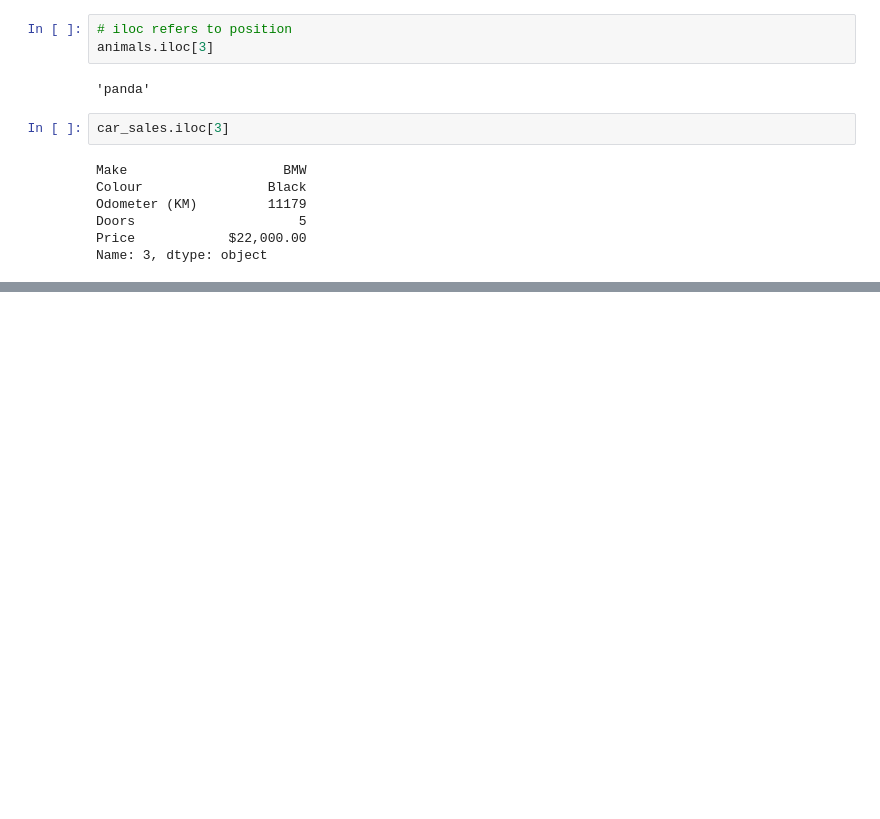
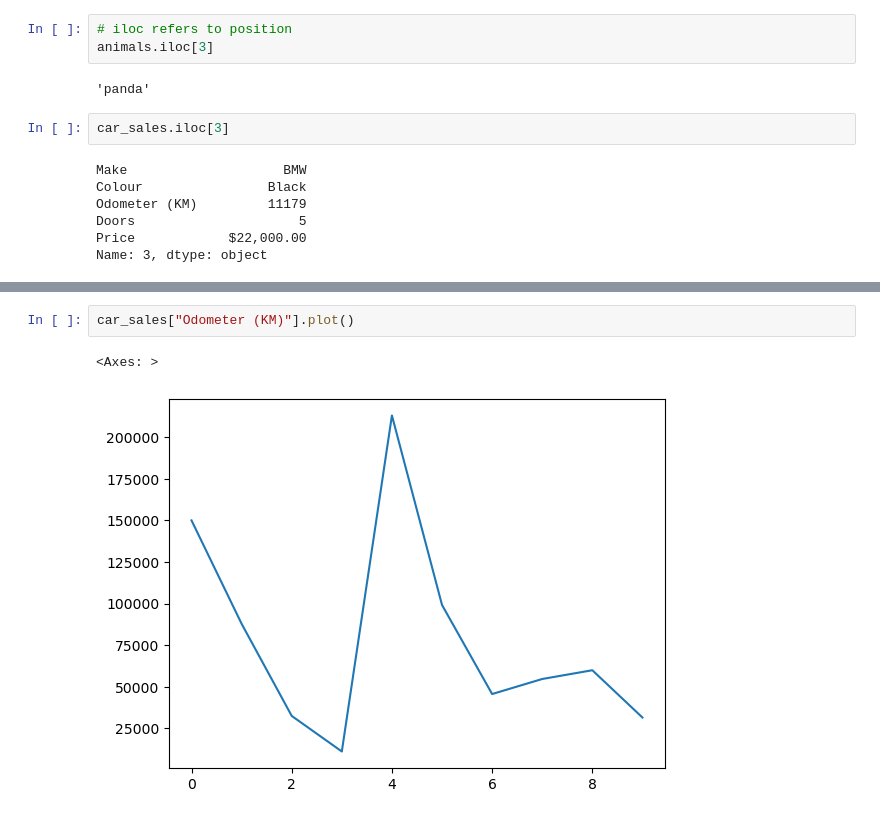
Before and after one commit to leandrofahur/senior-python-developer, a Jupyter notebook: machine-learning/pandas-data-analysis/introduction-to-pandas.ipynb, the cells around one changed output, grey strips where cells are left out. Drawn from its saved outputs; the diff is of its cells as text; blank space fills up the shorter version.

```diff
--- a/machine-learning/pandas-data-analysis/introduction-to-pandas.ipynb
+++ b/machine-learning/pandas-data-analysis/introduction-to-pandas.ipynb
@@ -276,0 +290,5 @@ car_sales[car_sales["Odometer (KM)"] > 100000]
+# %%
+car_sales["Odometer (KM)"].plot()
+# %% [output]
+<Axes: >
+[figure, added]
```
Also changed, not shown: parts of 20 cells of this notebook.
